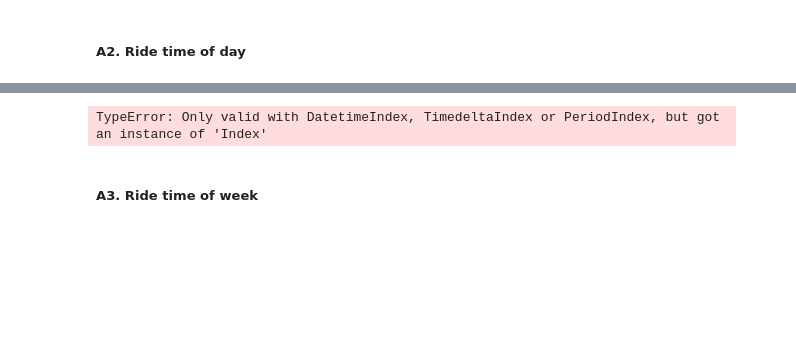
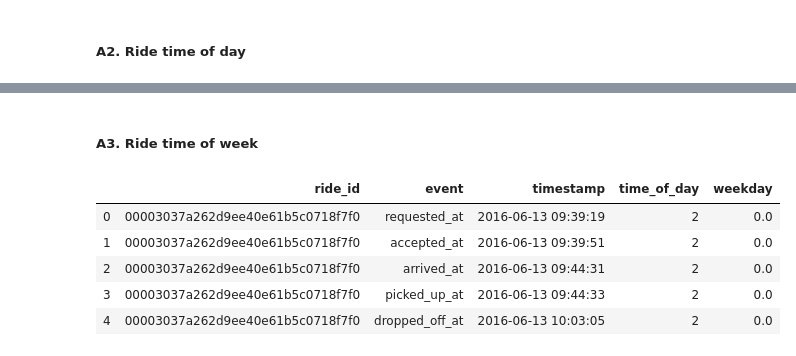
Before and after one commit to adam2392/lyft_data_challenge, a Jupyter notebook: notebooks/0.1-data_analysis_rides.ipynb, the cells around one changed output, grey strips where cells are left out. Drawn from its saved outputs; the diff is of its cells as text; code cells hidden in the pictures; blank space fills up the shorter version.

```diff
--- a/notebooks/0.1-data_analysis_rides.ipynb
+++ b/notebooks/0.1-data_analysis_rides.ipynb
@@ -183,7 +236,2 @@ display(time_df.head())
-# %%
-time_df['time_of_day'] = time_df.groupby(pd.Grouper(key='hr_of_day', freq='4H')).ngroup()
-display(time_df.head(20))
-# %% [output]
-TypeError: Only valid with DatetimeIndex, TimedeltaIndex or PeriodIndex, but got an instance of 'Index'
 # %% [markdown]
 ##### A3. Ride time of week
@@ -191,0 +238,10 @@ df.groupby(pd.TimeGrouper(key='your_time_column', freq='3H')).count()
+# %%
+time_df['weekday'] = ((pd.DatetimeIndex(time_df.timestamp).dayofweek) // 5 == 1).astype(float)
+display(time_df.head())
+# %% [output]
+|  | ride_id | event | timestamp | time_of_day | weekday |
+| 0 | 00003037a262d9ee40e61b5c0718f7f0 | requested_at | 2016-06-13 09:39:19 | 2 | 0.0 |
+| 1 | 00003037a262d9ee40e61b5c0718f7f0 | accepted_at | 2016-06-13 09:39:51 | 2 | 0.0 |
+| 2 | 00003037a262d9ee40e61b5c0718f7f0 | arrived_at | 2016-06-13 09:44:31 | 2 | 0.0 |
+| 3 | 00003037a262d9ee40e61b5c0718f7f0 | picked_up_at | 2016-06-13 09:44:33 | 2 | 0.0 |
+| 4 | 00003037a262d9ee40e61b5c0718f7f0 | dropped_off_at | 2016-06-13 10:03:05 | 2 | 0.0 |
```
Also changed, not shown: parts of 23 cells of this notebook, 2 other files.
